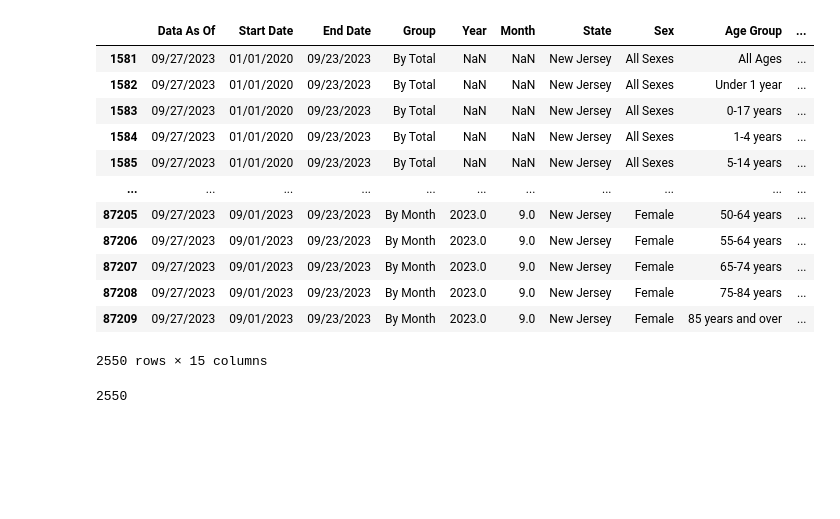
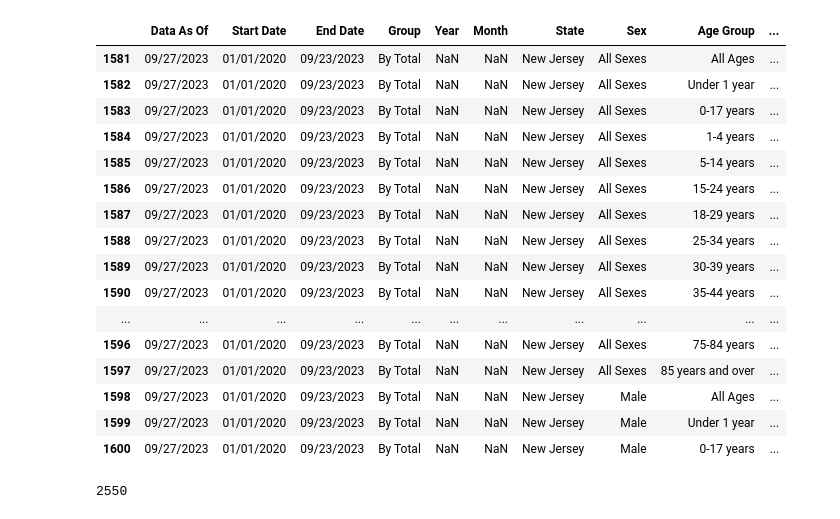
Before and after one commit to JTurk17/Team4_Project1, a Jupyter notebook: NJ_CovidDF_Disease_Comparisons.ipynb, the cells around one changed output. Cells and saved outputs as stored; diff of their text form; code cells hidden in the pictures; blank space fills up the shorter version.

```diff
--- a/NJ_CovidDF_Disease_Comparisons.ipynb
+++ b/NJ_CovidDF_Disease_Comparisons.ipynb
@@ -27,21 +118,25 @@ columns = ["Data As Of", "Start Date", "End Date",	"Group", "Year", "Month", "St
            "Pneumonia, Influenza, or COVID-19 Deaths"]
 covid_nj_df = covid_data_df.loc[covid_data_df["State"] == "New Jersey", columns]
 # %%
-covid_nj_df
+covid_nj_df.head(20)
 # %% [output]
 |  | Data As Of | Start Date | End Date | Group | Year | Month | State | Sex | Age Group | ... |
 | 1581 | 09/27/2023 | 01/01/2020 | 09/23/2023 | By Total | NaN | NaN | New Jersey | All Sexes | All Ages | ... |
 | 1582 | 09/27/2023 | 01/01/2020 | 09/23/2023 | By Total | NaN | NaN | New Jersey | All Sexes | Under 1 year | ... |
 | 1583 | 09/27/2023 | 01/01/2020 | 09/23/2023 | By Total | NaN | NaN | New Jersey | All Sexes | 0-17 years | ... |
 | 1584 | 09/27/2023 | 01/01/2020 | 09/23/2023 | By Total | NaN | NaN | New Jersey | All Sexes | 1-4 years | ... |
 | 1585 | 09/27/2023 | 01/01/2020 | 09/23/2023 | By Total | NaN | NaN | New Jersey | All Sexes | 5-14 years | ... |
+| 1586 | 09/27/2023 | 01/01/2020 | 09/23/2023 | By Total | NaN | NaN | New Jersey | All Sexes | 15-24 years | ... |
+| 1587 | 09/27/2023 | 01/01/2020 | 09/23/2023 | By Total | NaN | NaN | New Jersey | All Sexes | 18-29 years | ... |
+| 1588 | 09/27/2023 | 01/01/2020 | 09/23/2023 | By Total | NaN | NaN | New Jersey | All Sexes | 25-34 years | ... |
+| 1589 | 09/27/2023 | 01/01/2020 | 09/23/2023 | By Total | NaN | NaN | New Jersey | All Sexes | 30-39 years | ... |
+| 1590 | 09/27/2023 | 01/01/2020 | 09/23/2023 | By Total | NaN | NaN | New Jersey | All Sexes | 35-44 years | ... |
 | ... | ... | ... | ... | ... | ... | ... | ... | ... | ... | ... |
-| 87205 | 09/27/2023 | 09/01/2023 | 09/23/2023 | By Month | 2023.0 | 9.0 | New Jersey | Female | 50-64 years | ... |
-| 87206 | 09/27/2023 | 09/01/2023 | 09/23/2023 | By Month | 2023.0 | 9.0 | New Jersey | Female | 55-64 years | ... |
-| 87207 | 09/27/2023 | 09/01/2023 | 09/23/2023 | By Month | 2023.0 | 9.0 | New Jersey | Female | 65-74 years | ... |
-| 87208 | 09/27/2023 | 09/01/2023 | 09/23/2023 | By Month | 2023.0 | 9.0 | New Jersey | Female | 75-84 years | ... |
-| 87209 | 09/27/2023 | 09/01/2023 | 09/23/2023 | By Month | 2023.0 | 9.0 | New Jersey | Female | 85 years and over | ... |
+| 1596 | 09/27/2023 | 01/01/2020 | 09/23/2023 | By Total | NaN | NaN | New Jersey | All Sexes | 75-84 years | ... |
+| 1597 | 09/27/2023 | 01/01/2020 | 09/23/2023 | By Total | NaN | NaN | New Jersey | All Sexes | 85 years and over | ... |
+| 1598 | 09/27/2023 | 01/01/2020 | 09/23/2023 | By Total | NaN | NaN | New Jersey | Male | All Ages | ... |
+| 1599 | 09/27/2023 | 01/01/2020 | 09/23/2023 | By Total | NaN | NaN | New Jersey | Male | Under 1 year | ... |
+| 1600 | 09/27/2023 | 01/01/2020 | 09/23/2023 | By Total | NaN | NaN | New Jersey | Male | 0-17 years | ... |
-2550 rows × 15 columns
 # %%
 len(covid_nj_df)
 # %% [output]
```
Also changed, not shown: parts of 7 cells of this notebook.
